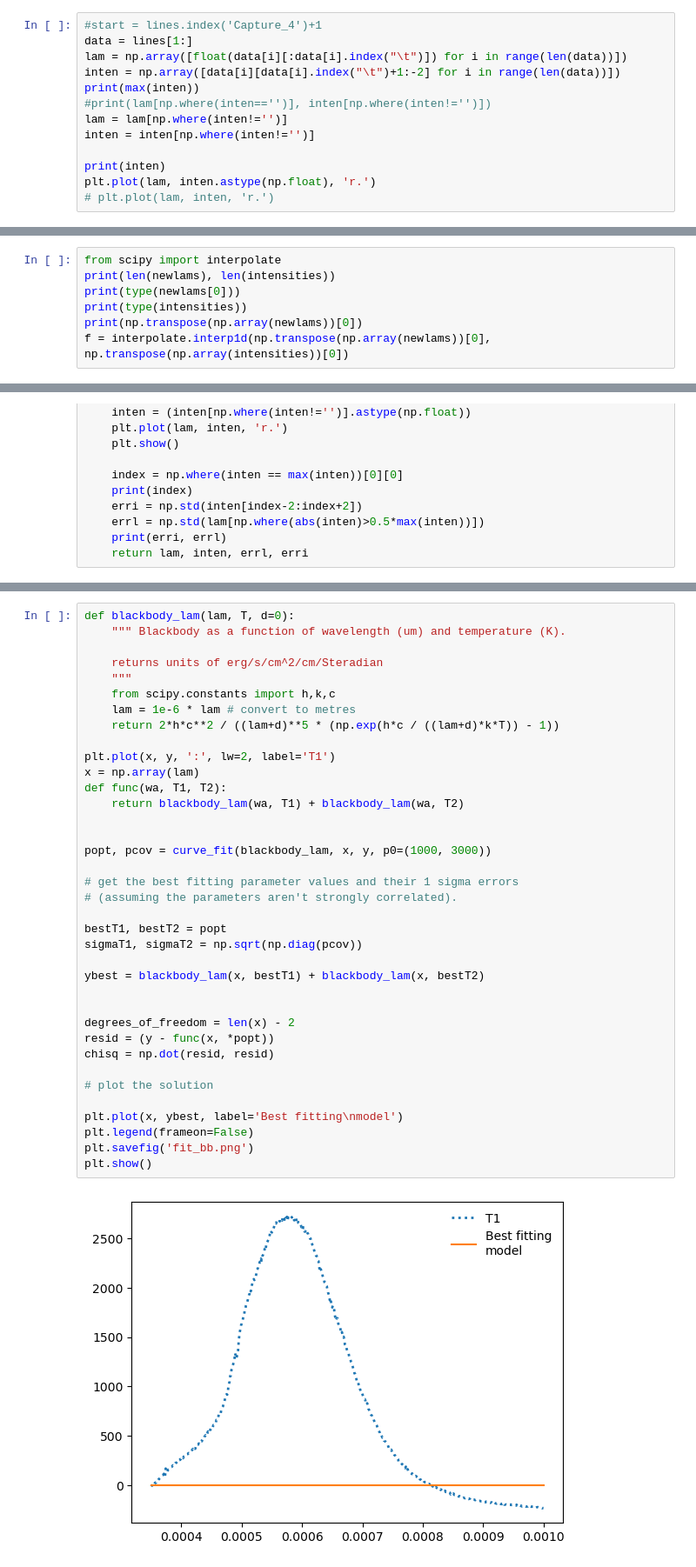
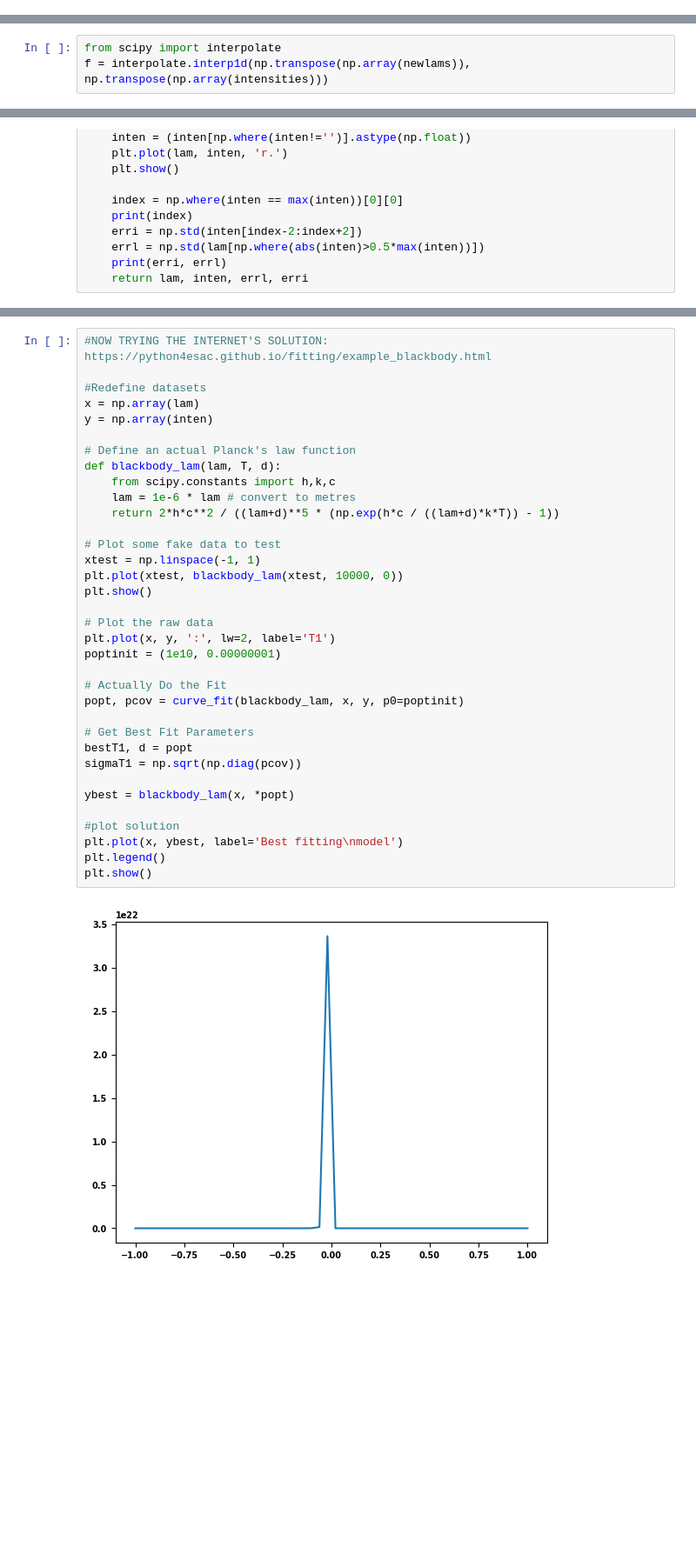
Before and after one commit to AyushmaanAggarwal/Physics-5CL-Capstone-Project, a Jupyter notebook: Data/oceanview/rough_planck.ipynb, the cells around one changed output, grey strips where cells are left out. Shown at 87% size. Drawn from its saved outputs; the diff is of its cells as text; blank space fills up the shorter version.

```diff
--- a/Data/oceanview/rough_planck.ipynb
+++ b/Data/oceanview/rough_planck.ipynb
@@ -12,13 +6,0 @@ with open('TRIAL 1 450 ACT.txt') as f:
-# %%
-#start = lines.index('Capture_4')+1
-data = lines[1:]
-lam = np.array([float(data[i][:data[i].index("\t")]) for i in range(len(data))])
-inten = np.array([data[i][data[i].index("\t")+1:-2] for i in range(len(data))])
-print(max(inten))
-#print(lam[np.where(inten=='')], inten[np.where(inten!='')])
-lam = lam[np.where(inten!='')]
-inten = inten[np.where(inten!='')]
-
-print(inten)
-plt.plot(lam, inten.astype(np.float), 'r.')
-# plt.plot(lam, inten, 'r.')
@@ -163,7 +66,3 @@ Text(0, 0.5, 'Flux (Photon Counts)')
 # %%
 from scipy import interpolate
-print(len(newlams), len(intensities))
-print(type(newlams[0]))
-print(type(intensities))
-print(np.transpose(np.array(newlams))[0])
-f = interpolate.interp1d(np.transpose(np.array(newlams))[0], np.transpose(np.array(intensities))[0])
+f = interpolate.interp1d(np.transpose(np.array(newlams)), np.transpose(np.array(intensities)))
@@ -295,39 +196,37 @@ nan
 # %%
-def blackbody_lam(lam, T, d=0):
-    """ Blackbody as a function of wavelength (um) and temperature (K).
+#NOW TRYING THE INTERNET'S SOLUTION: https://python4esac.github.io/fitting/example_blackbody.html
 
-    returns units of erg/s/cm^2/cm/Steradian
-    """
+#Redefine datasets
+x = np.array(lam)
+y = np.array(inten)
+
+# Define an actual Planck's law function
+def blackbody_lam(lam, T, d):
     from scipy.constants import h,k,c
     lam = 1e-6 * lam # convert to metres
     return 2*h*c**2 / ((lam+d)**5 * (np.exp(h*c / ((lam+d)*k*T)) - 1))
 
+# Plot some fake data to test
+xtest = np.linspace(-1, 1)
+plt.plot(xtest, blackbody_lam(xtest, 10000, 0))
+plt.show()
+
+# Plot the raw data
 plt.plot(x, y, ':', lw=2, label='T1')
-x = np.array(lam)
-def func(wa, T1, T2):
-    return blackbody_lam(wa, T1) + blackbody_lam(wa, T2)
+poptinit = (1e10, 0.00000001)
 
+# Actually Do the Fit
+popt, pcov = curve_fit(blackbody_lam, x, y, p0=poptinit)
 
-popt, pcov = curve_fit(blackbody_lam, x, y, p0=(1000, 3000))
+# Get Best Fit Parameters
+bestT1, d = popt
+sigmaT1 = np.sqrt(np.diag(pcov))
 
-# get the best fitting parameter values and their 1 sigma errors
-# (assuming the parameters aren't strongly correlated).
+ybest = blackbody_lam(x, *popt)
 
-bestT1, bestT2 = popt
-sigmaT1, sigmaT2 = np.sqrt(np.diag(pcov))
-
-ybest = blackbody_lam(x, bestT1) + blackbody_lam(x, bestT2)
-
-
-degrees_of_freedom = len(x) - 2
-resid = (y - func(x, *popt))
-chisq = np.dot(resid, resid)
-
-# plot the solution
-
+#plot solution
 plt.plot(x, ybest, label='Best fitting\nmodel')
-plt.legend(frameon=False)
-plt.savefig('fit_bb.png')
+plt.legend()
 plt.show()
 # %% [output]
-[figure, old version]
+[figure, new version]
```
Also changed, not shown: parts of 18 cells of this notebook.
